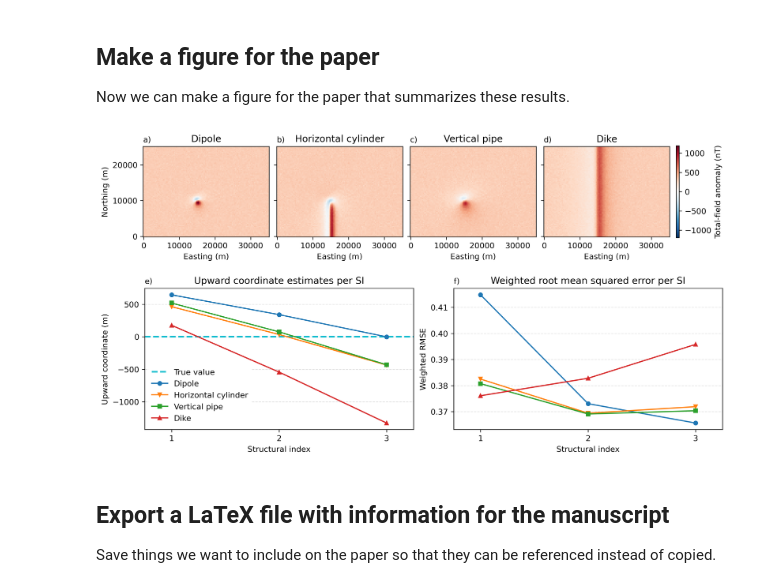
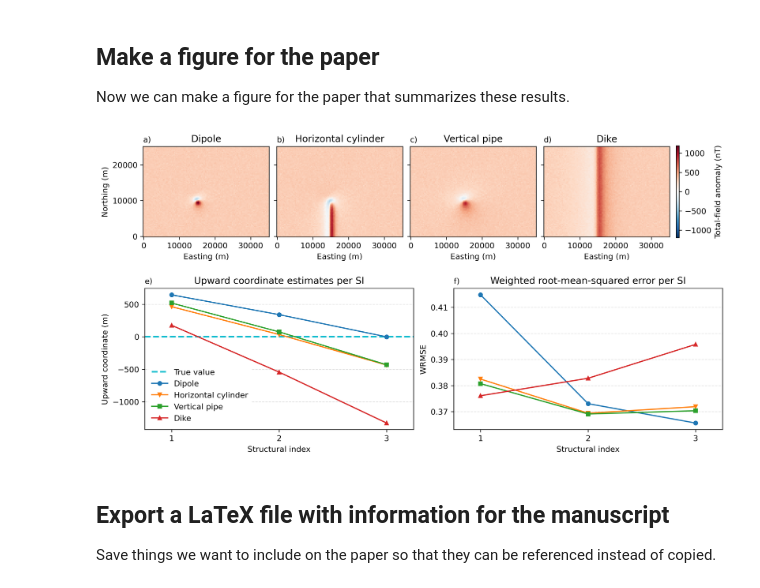
Before and after one commit to compgeolab/euler-inversion, a Jupyter notebook: code/synthetic-structural-index.ipynb, the cells around one changed output. Drawn from its saved outputs; the diff is of its cells as text; code cells hidden in the pictures.

```diff
--- a/code/synthetic-structural-index.ipynb
+++ b/code/synthetic-structural-index.ipynb
@@ -339,36 +339,36 @@ ax.legend(
     framealpha=1,
     facecolor="#ffffff",
     edgecolor="#ffffff",
 )
 ax.text(0, 1.035, "e)", transform=ax.transAxes)
 ax.grid(axis="y", alpha=0.4, linestyle="--")
 
 ax = axes[1]
 for model, color, marker in zip(rmse, colors, markers):
     ax.plot(
         structural_indices,
         rmse[model],
         color=color,
         marker=marker,
         label=model_names[model],
         markersize=5,
     )
 ax.set_xlabel("Structural index")
 ax.set_xlim(0.75, 3.25)
 ax.set_xticks([1, 2, 3])
-ax.set_ylabel("Weighted RMSE")
-ax.set_title("Weighted root mean squared error per SI")
+ax.set_ylabel("WRMSE")
+ax.set_title("Weighted root-mean-squared error per SI")
 ax.text(0, 1.035, "f)", transform=ax.transAxes)
 ax.grid(axis="y", alpha=0.4, linestyle="--")
 
 # Save the figure and display the saved figure because savefig and
 # show can sometimes create slightly different figures
 figfile = Path("..") / "paper" / "figures" / "synthetic-structural-index.png"
 fig.savefig(figfile, dpi=300, bbox_inches="tight")
 plt.close()
 Image(figfile)
 # %% [output]
-[figure, old version]
+[figure, new version]
 # %% [markdown]
 ## Export a LaTeX file with information for the manuscript
 
```
Also changed, not shown: parts of 1 cell of this notebook, 10 other files.
